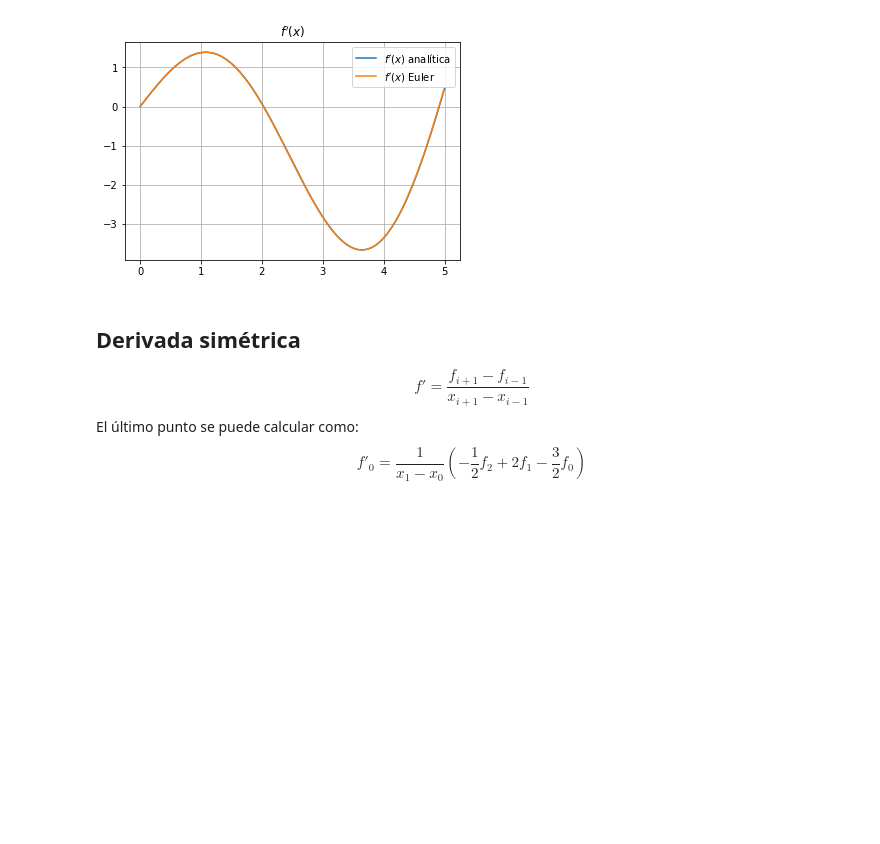
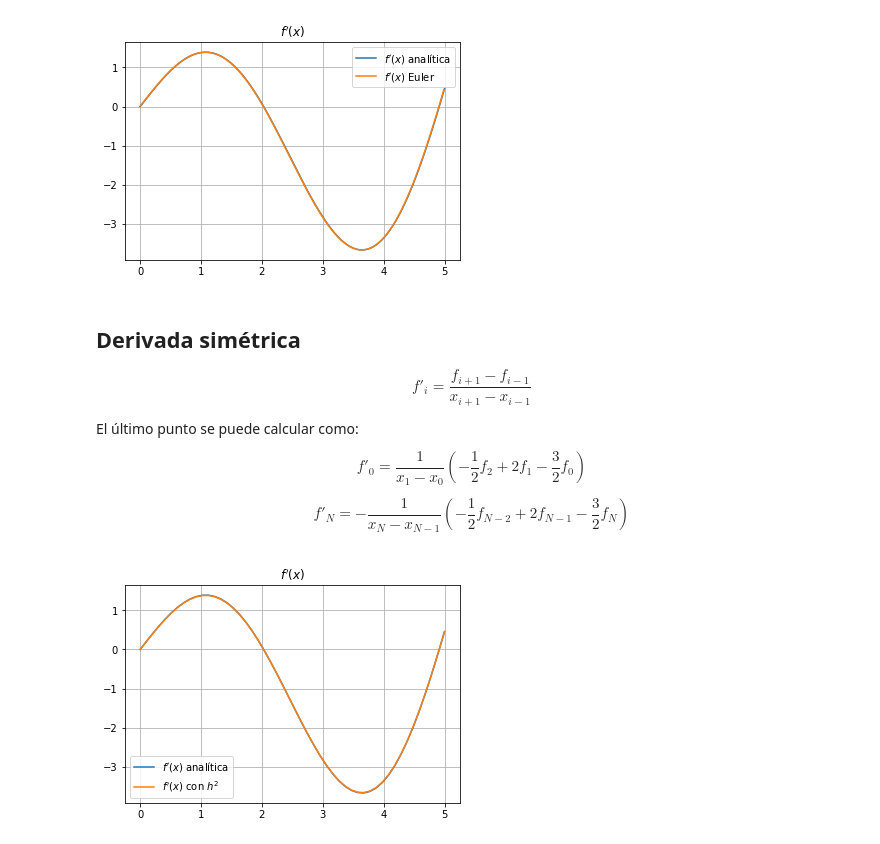
Before and after one commit to richmf/NotitasFisComp25-2, a Jupyter notebook: Clase 5 derivadas.ipynb, the cells around one changed output. Saved outputs shown, nothing was run; the diff lists cells and outputs as text; code cells hidden in the pictures; blank space fills up the shorter version.

Commit message:
deriv h2

```diff
--- a/Clase 5 derivadas.ipynb
+++ b/Clase 5 derivadas.ipynb
@@ -52,10 +52,41 @@ plt.show()
 [figure]
 # %% [markdown]
 ## Derivada simétrica
+
 $$
-f' = \frac{f_{i+1}-f_{i-1}}{x_{i+1}-x_{i-1}}
+f'_i= \frac{f_{i+1}-f_{i-1}}{x_{i+1}-x_{i-1}}
 $$
+
 El último punto se puede calcular como:
+
 $$
 f'_0 = \frac{1}{x_{1}-x_{0}} \left( -\frac{1}{2}f_{2} + 2f_{1} -\frac{3}{2}f_0 \right)
 $$
+
+$$
+f'_N = - \frac{1}{x_{N}-x_{N-1}} \left( -\frac{1}{2}f_{N-2} + 2f_{N-1} -\frac{3}{2}f_N \right)
+$$
+# %%
+def deriv_h2(f,x):
+    h2 , df = x[2] - x[0] , np.zeros_like(f)
+    #for i in range(len(f)-2):
+        #print(i+1)
+        #df[i+1] = f[i+2] - f[i]
+    for i in range(1,len(f)-1):
+        #print(i)
+        df[i] = f[i+1] - f[i-1]
+    df[0] = -f[2] + 4*f[1] - 3*f[0]
+    df[-1] = f[-3] - 4*f[-2] + 3*f[-1]
+    return df/h2
+# %%
+x = np.linspace(0,5,50)
+y = x*np.sin(x)
+dy = np.sin(x) + x*np.cos(x)
+dy_h2 = deriv_h2(y,x)
+plt.title(r"$f'(x)$")
+plt.plot(x,dy,label=r"$f'(x)$ analítica")
+plt.plot(x,dy_h2,label=r"$f'(x)$ con $h^2$")
+plt.grid(),plt.legend(),
+plt.show()
+# %% [output]
+[figure, added]
```
Also changed, not shown: parts of 1 cell of this notebook.
